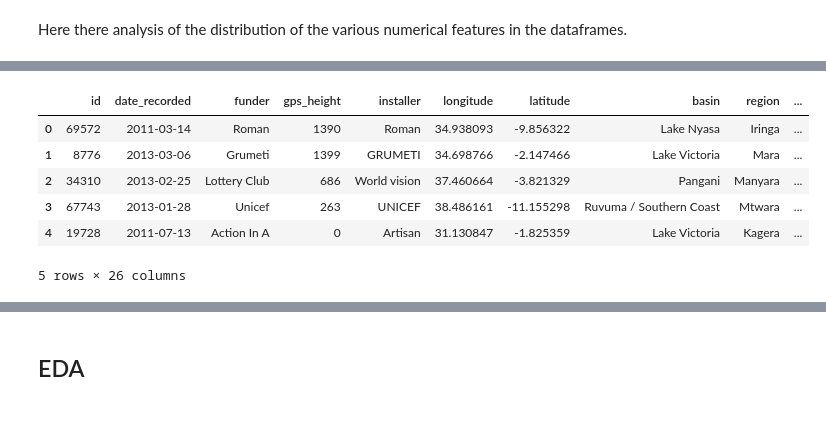
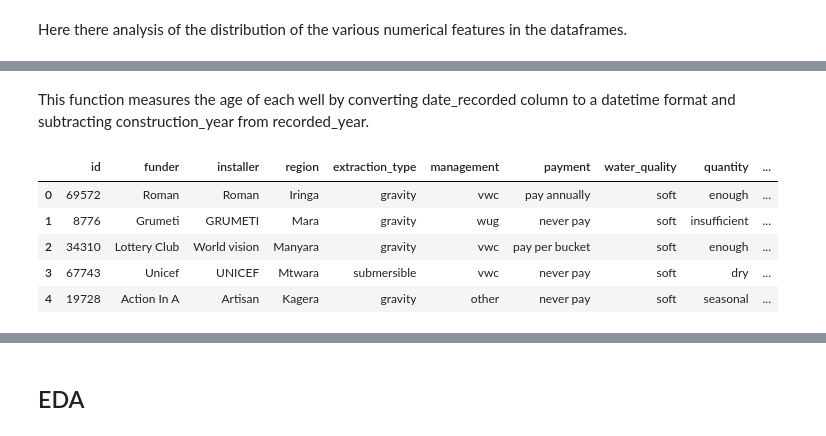
Before and after one commit to dee110770/Phase3-project, a Jupyter notebook: Phase_3_Project.ipynb, the cells around one changed output, grey strips where cells are left out. Cells and saved outputs as stored; diff of their text form; code cells hidden in the pictures.

```diff
--- a/Phase_3_Project.ipynb
+++ b/Phase_3_Project.ipynb
@@ -314,46 +351,42 @@ test_data = test_set_values.copy()
+# %% [markdown]
+This function measures the age of each well by converting date_recorded column to a datetime format and subtracting construction_year from recorded_year.
 # %%
-
 def clean_data(df):
     """Cleans dataset by dropping redundant columns and handling missing values."""
 
     # Drop redundant columns
     columns_to_drop = [
-        "wpt_name", "region_code", "extraction_type_group", "management_group", "source_group",
-        "extraction_type_class", "payment_type", "waterpoint_type_group", "scheme_name",
-        "subvillage", "recorded_by", "num_private", "amount_tsh", "quantity_group",
-        "source_class", "quality_group"
+        "latitude", "longitude","wpt_name", "region_code", "extraction_type_group", "management_group", "source_group",
+        "extraction_type_class", "payment_type", "waterpoint_type_group", "scheme_name", "recorded_by", "year_recorded", "construction_year",
+        "subvillage", "date_recorded", "num_private", "amount_tsh", "quantity_group", "subvillage", "scheme_management",
+        "source_class", "quality_group", "population", "gps_height", "basin", "source_type", "recorded_by", "lga", "ward", "public_meeting", "permit", "district_code"
     ]
     df = df.drop(columns=columns_to_drop, errors='ignore')
 
-    # Fill missing values for binary categorical columns (True/False) with mode
-    for col in ['public_meeting', 'permit']:
-        if col in df.columns:
-            df[col] = df[col].fillna(df[col].mode()[0])  # Fill with mode
 
     # Fill missing values for categorical columns with 'unknown'
     for col in df.select_dtypes(include=['object']).columns:
         df[col] = df[col].fillna('unknown')
 
     # Fill missing values for numerical columns with median
     for col in df.select_dtypes(include=['number']).columns:
         df[col] = df[col].fillna(df[col].median())
 
     return df
 
 # Clean the train and test data
 train_data = clean_data(train_data)
 test_data = clean_data(test_data)
 
 # Verify the result
 train_data.head()
 # %% [output]
-|  | id | date_recorded | funder | gps_height | installer | longitude | latitude | basin | region | ... |
-| 0 | 69572 | 2011-03-14 | Roman | 1390 | Roman | 34.938093 | -9.856322 | Lake Nyasa | Iringa | ... |
-| 1 | 8776 | 2013-03-06 | Grumeti | 1399 | GRUMETI | 34.698766 | -2.147466 | Lake Victoria | Mara | ... |
-| 2 | 34310 | 2013-02-25 | Lottery Club | 686 | World vision | 37.460664 | -3.821329 | Pangani | Manyara | ... |
-| 3 | 67743 | 2013-01-28 | Unicef | 263 | UNICEF | 38.486161 | -11.155298 | Ruvuma / Southern Coast | Mtwara | ... |
-| 4 | 19728 | 2011-07-13 | Action In A | 0 | Artisan | 31.130847 | -1.825359 | Lake Victoria | Kagera | ... |
+|  | id | funder | installer | region | extraction_type | management | payment | water_quality | quantity | ... |
+| 0 | 69572 | Roman | Roman | Iringa | gravity | vwc | pay annually | soft | enough | ... |
+| 1 | 8776 | Grumeti | GRUMETI | Mara | gravity | wug | never pay | soft | insufficient | ... |
+| 2 | 34310 | Lottery Club | World vision | Manyara | gravity | vwc | pay per bucket | soft | enough | ... |
+| 3 | 67743 | Unicef | UNICEF | Mtwara | submersible | vwc | never pay | soft | dry | ... |
+| 4 | 19728 | Action In A | Artisan | Kagera | gravity | other | never pay | soft | seasonal | ... |
-5 rows × 26 columns
 # %%
 test_data.head()
 # %% [output]
```
Also changed, not shown: parts of 108 cells of this notebook, 3 other files.
